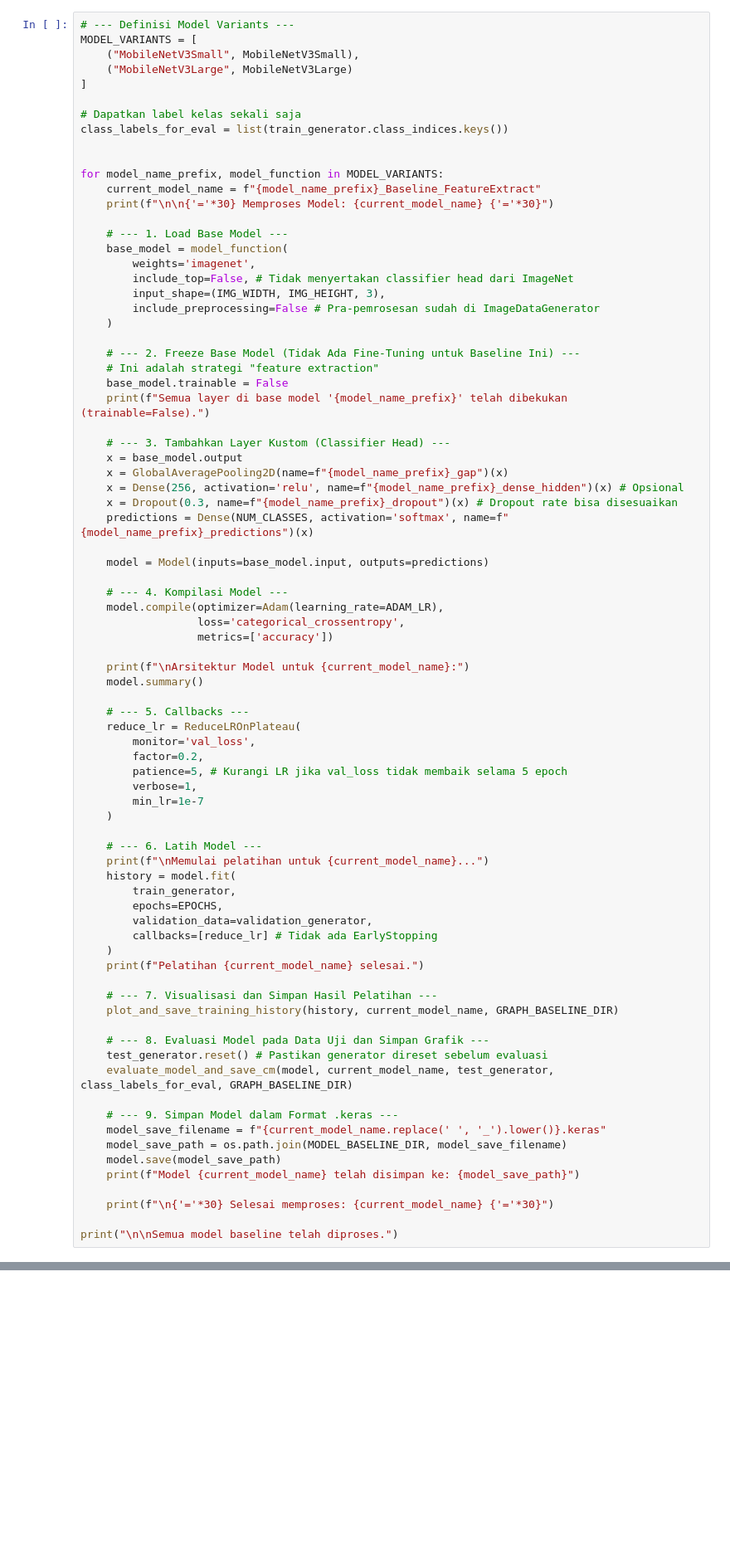
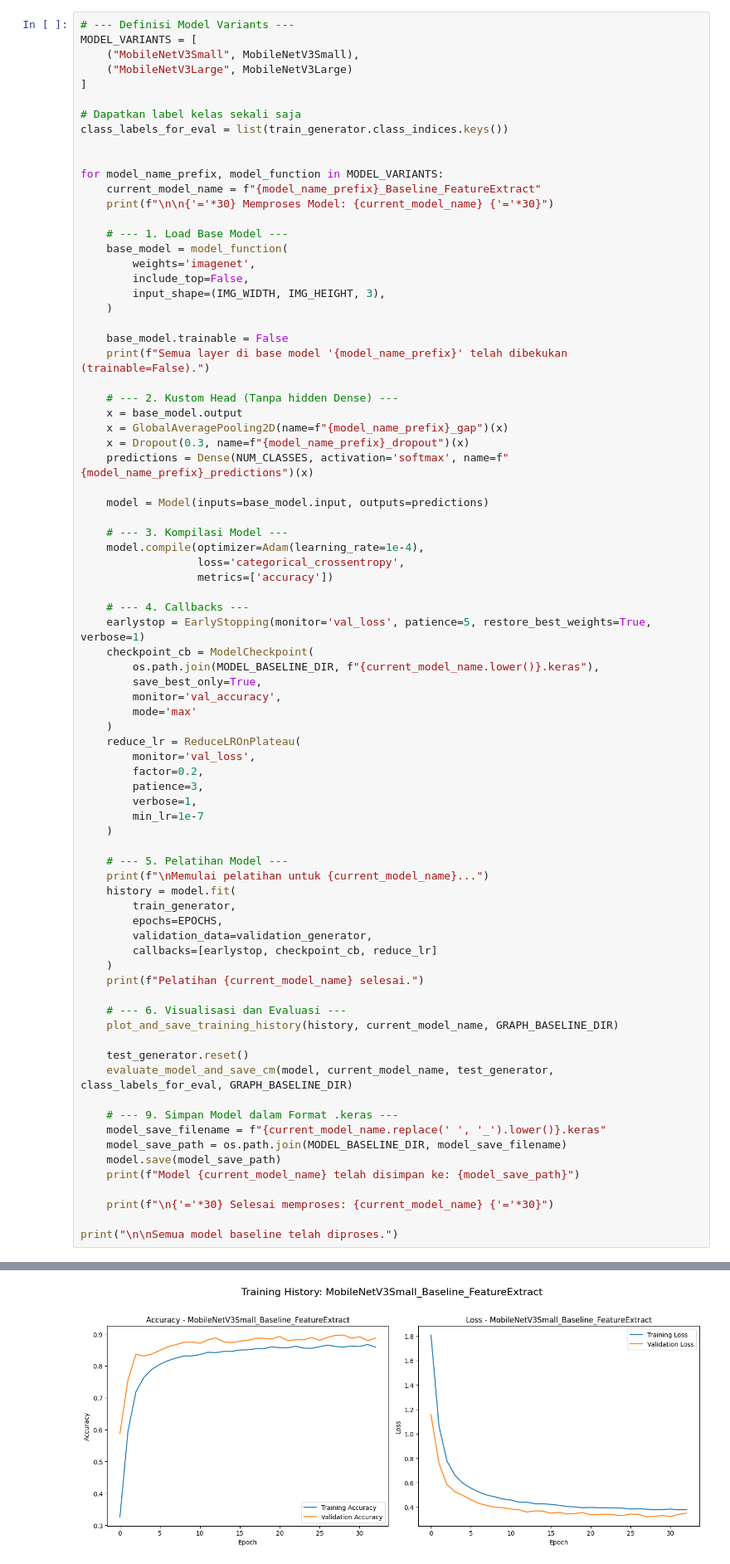
Before and after one commit to AbiyaMakruf/TelU-Tubes-PengolahanCitraDigitalLanjut-NaturalScene, a Jupyter notebook: baseline.ipynb, the cells around one changed output, grey strips where cells are left out. Shown at 83% size. Drawn from its saved outputs; the diff is of its cells as text; blank space fills up the shorter version.

Commit message:
edit: menyelesaikan training baseline dan memperbaiki gitignore

```diff
--- a/baseline.ipynb
+++ b/baseline.ipynb
@@ -218,57 +210,56 @@ for model_name_prefix, model_function in MODEL_VARIANTS:
     # --- 1. Load Base Model ---
     base_model = model_function(
         weights='imagenet',
-        include_top=False, # Tidak menyertakan classifier head dari ImageNet
+        include_top=False,
         input_shape=(IMG_WIDTH, IMG_HEIGHT, 3),
-        include_preprocessing=False # Pra-pemrosesan sudah di ImageDataGenerator
     )
 
-    # --- 2. Freeze Base Model (Tidak Ada Fine-Tuning untuk Baseline Ini) ---
-    # Ini adalah strategi "feature extraction"
     base_model.trainable = False
     print(f"Semua layer di base model '{model_name_prefix}' telah dibekukan (trainable=False).")
 
-    # --- 3. Tambahkan Layer Kustom (Classifier Head) ---
+    # --- 2. Kustom Head (Tanpa hidden Dense) ---
     x = base_model.output
     x = GlobalAveragePooling2D(name=f"{model_name_prefix}_gap")(x)
-    x = Dense(256, activation='relu', name=f"{model_name_prefix}_dense_hidden")(x) # Opsional
-    x = Dropout(0.3, name=f"{model_name_prefix}_dropout")(x) # Dropout rate bisa disesuaikan
+    x = Dropout(0.3, name=f"{model_name_prefix}_dropout")(x)
     predictions = Dense(NUM_CLASSES, activation='softmax', name=f"{model_name_prefix}_predictions")(x)
 
     model = Model(inputs=base_model.input, outputs=predictions)
 
-    # --- 4. Kompilasi Model ---
-    model.compile(optimizer=Adam(learning_rate=ADAM_LR),
+    # --- 3. Kompilasi Model ---
+    model.compile(optimizer=Adam(learning_rate=1e-4),
                   loss='categorical_crossentropy',
                   metrics=['accuracy'])
 
-    print(f"\nArsitektur Model untuk {current_model_name}:")
-    model.summary()
-
-    # --- 5. Callbacks ---
+    # --- 4. Callbacks ---
+    earlystop = EarlyStopping(monitor='val_loss', patience=5, restore_best_weights=True, verbose=1)
+    checkpoint_cb = ModelCheckpoint(
+        os.path.join(MODEL_BASELINE_DIR, f"{current_model_name.lower()}.keras"),
+        save_best_only=True,
+        monitor='val_accuracy',
+        mode='max'
+    )
     reduce_lr = ReduceLROnPlateau(
         monitor='val_loss',
         factor=0.2,
-        patience=5, # Kurangi LR jika val_loss tidak membaik selama 5 epoch
+        patience=3,
         verbose=1,
         min_lr=1e-7
     )
 
-    # --- 6. Latih Model ---
+    # --- 5. Pelatihan Model ---
     print(f"\nMemulai pelatihan untuk {current_model_name}...")
     history = model.fit(
         train_generator,
         epochs=EPOCHS,
         validation_data=validation_generator,
-        callbacks=[reduce_lr] # Tidak ada EarlyStopping
+        callbacks=[earlystop, checkpoint_cb, reduce_lr]
     )
     print(f"Pelatihan {current_model_name} selesai.")
 
-    # --- 7. Visualisasi dan Simpan Hasil Pelatihan ---
+    # --- 6. Visualisasi dan Evaluasi ---
     plot_and_save_training_history(history, current_model_name, GRAPH_BASELINE_DIR)
 
-    # --- 8. Evaluasi Model pada Data Uji dan Simpan Grafik ---
-    test_generator.reset() # Pastikan generator direset sebelum evaluasi
+    test_generator.reset()
     evaluate_model_and_save_cm(model, current_model_name, test_generator, class_labels_for_eval, GRAPH_BASELINE_DIR)
 
     # --- 9. Simpan Model dalam Format .keras ---
@@ -280,3 +271,4 @@ for model_name_prefix, model_function in MODEL_VARIANTS:
     print(f"\n{'='*30} Selesai memproses: {current_model_name} {'='*30}")
 
 print("\n\nSemua model baseline telah diproses.")
+# %% [output]
@@ -282,0 +292 @@ print("\n\nSemua model baseline telah diproses.")
+[figure, added]
```
Also changed, not shown: parts of 3 cells of this notebook, 1 other file.
